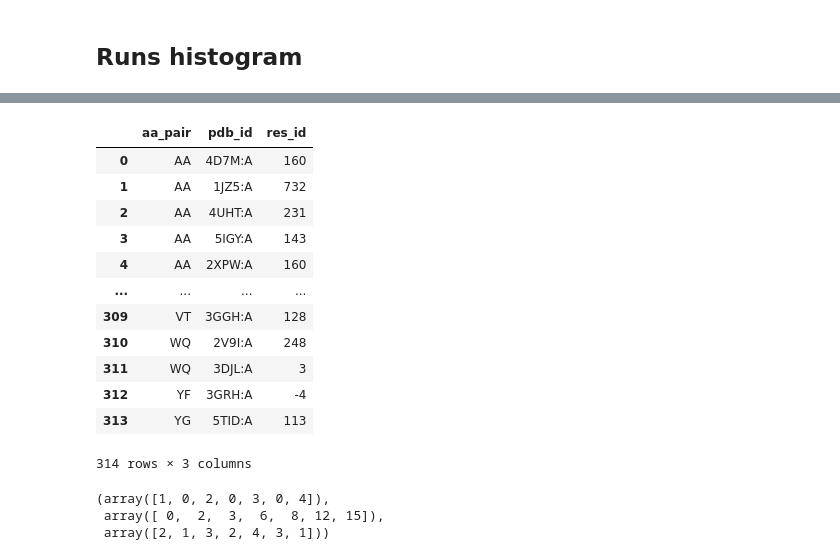
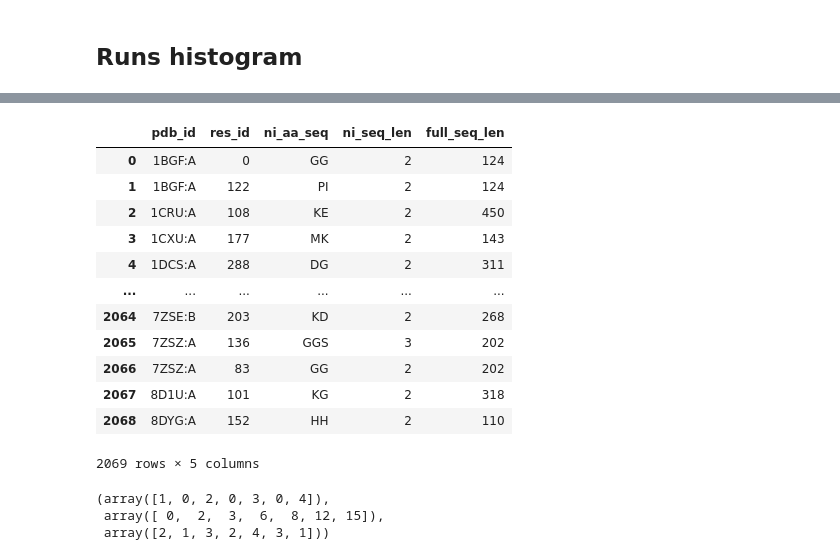
Before and after one commit to vistalab-technion/pp5, a Jupyter notebook: notebooks/08-contact_windows.ipynb, the cells around one changed output, grey strips where cells are left out. Saved outputs shown, nothing was run; the diff lists cells and outputs as text; code cells hidden in the pictures.

Commit message:
notebooks: update contact windows

```diff
--- a/notebooks/08-contact_windows.ipynb
+++ b/notebooks/08-contact_windows.ipynb
@@ -13,9 +13,13 @@ plt.rcParams['font.size'] = 14
 out_dir = Path('out')
 os.makedirs(out_dir, exist_ok=True)
 # %%
+# dataset_dir = Path(
+#     "/Users/avivr/dev/phd/proteins/out/prec-collected/"
+#     "20220615_095441-aida-ex_EC-src_EC-r1.8_s0.7"
+# )
+
 dataset_dir = Path(
-    "/Users/avivr/dev/phd/proteins/out/prec-collected/"
-    "20220615_095441-aida-ex_EC-src_EC-r1.8_s0.7"
+    "/Users/avivr/dev/phd/proteins/out/prec-collected/20230526_124137-aida-ex_EC-src_ALL-r1.5_s0.7-re/"
 )
 
 meta_csv_path = dataset_dir / "meta-structs_filtered.csv"
@@ -156,61 +167,59 @@ ax.set_ylabel("Count (log)");
 # %%
 # AA,AA -> (count)
 # AA,AA -> [(pdb_id,location),...]
 
 df_pdb_groups = df_data.groupby(by='pdb_id')
 
-non_interacting_pair_locations = []
+min_seq_len = 2
+non_interacting_seq_locations = []
 
 for i, (group_name, df_group) in enumerate(df_pdb_groups):
     # filter out non-standard AAs
     idx_standard_aas = df_group['name'] != "X"
     df_group_filtered = df_group[idx_standard_aas].reset_index()
 
     contact_count = df_group_filtered['contact_count'].values
     run_values, run_starts, run_lengths = count_runs(contact_count)
 
     for run_val, run_start, run_len in zip(run_values, run_starts, run_lengths):
 
-        if run_val != 0:
+        # We only care about zero contacts and at least min_seq_len non-interacting residues
+        if run_val != 0 or run_len < min_seq_len:
             continue
 
-        if group_name=="4S2B:A":
-            j=3
+        # print(f"{group_name=} {run_val=}, {run_start=}, {run_len=}")
+        # continue
 
-        # print(f"{run_val=}, {run_start=}, {run_len=}")
-        for j in range(run_len-1):
-            start_idx_pair = run_start + j
+        # extract non-interacting sequence from df
+        df_seq = df_group_filtered.iloc[run_start : run_start + run_len]
+        seq_pdb_id = group_name
+        seq_aas = str.join('', df_seq['name'])
+        seq_location = df_seq['res_id'].values[0]
+        non_interacting_seq_locations.append({
+            'pdb_id': seq_pdb_id,
+            'res_id': seq_location,
+            'ni_aa_seq': seq_aas,
+            'ni_seq_len': run_len,
+            'full_seq_len': len(df_group),
+        })
 
-            # non-interacting pair
-            df_pair = df_group_filtered.loc[start_idx_pair : start_idx_pair+1]
-
-            pair_pdb_id = group_name
-            pair_name = str.join('', df_pair['name'])
-            pair_location = df_pair['res_id'].values[0]
-
-            non_interacting_pair_locations.append({
-                'aa_pair': pair_name,
-                'pdb_id': pair_pdb_id,
-                'res_id': pair_location,
-            })
-
-df_non_interacting_pairs = pd.DataFrame(non_interacting_pair_locations).sort_values('aa_pair').reset_index().drop('index', axis=1)
-df_non_interacting_pairs.to_csv('out/contact_free_pairs.csv', index=False)
+df_non_interacting_pairs = pd.DataFrame(non_interacting_seq_locations).sort_values(['pdb_id','res_id']).reset_index().drop('index', axis=1)
+df_non_interacting_pairs.to_csv(f'out/contact_free-{min_seq_len}.csv', index=False)
 df_non_interacting_pairs
 # %% [output]
-|  | aa_pair | pdb_id | res_id |
-| 0 | AA | 4D7M:A | 160 |
-| 1 | AA | 1JZ5:A | 732 |
-| 2 | AA | 4UHT:A | 231 |
-| 3 | AA | 5IGY:A | 143 |
-| 4 | AA | 2XPW:A | 160 |
-| ... | ... | ... | ... |
-| 309 | VT | 3GGH:A | 128 |
-| 310 | WQ | 2V9I:A | 248 |
-| 311 | WQ | 3DJL:A | 3 |
-| 312 | YF | 3GRH:A | -4 |
-| 313 | YG | 5TID:A | 113 |
+|  | pdb_id | res_id | ni_aa_seq | ni_seq_len | full_seq_len |
+| 0 | 1BGF:A | 0 | GG | 2 | 124 |
+| 1 | 1BGF:A | 122 | PI | 2 | 124 |
+| 2 | 1CRU:A | 108 | KE | 2 | 450 |
+| 3 | 1CXU:A | 177 | MK | 2 | 143 |
+| 4 | 1DCS:A | 288 | DG | 2 | 311 |
+| ... | ... | ... | ... | ... | ... |
+| 2064 | 7ZSE:B | 203 | KD | 2 | 268 |
+| 2065 | 7ZSZ:A | 136 | GGS | 3 | 202 |
+| 2066 | 7ZSZ:A | 83 | GG | 2 | 202 |
+| 2067 | 8D1U:A | 101 | KG | 2 | 318 |
+| 2068 | 8DYG:A | 152 | HH | 2 | 110 |
-314 rows × 3 columns
+2069 rows × 5 columns
 # %%
 count_runs([1,1,0,2,2,2,0,0,3,3,3,3,0,0,0,4])
 # %% [output]
```
Also changed, not shown: parts of 8 cells of this notebook.
